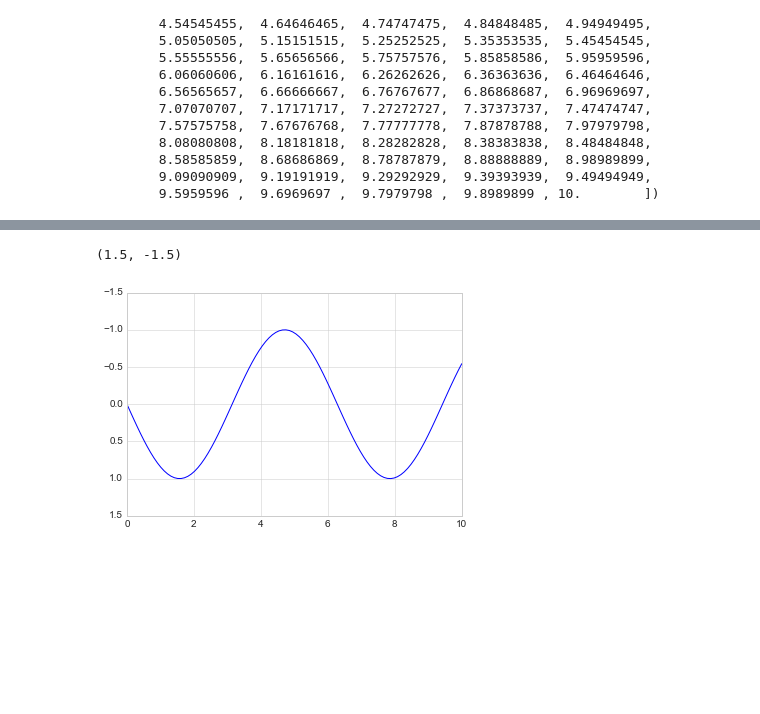
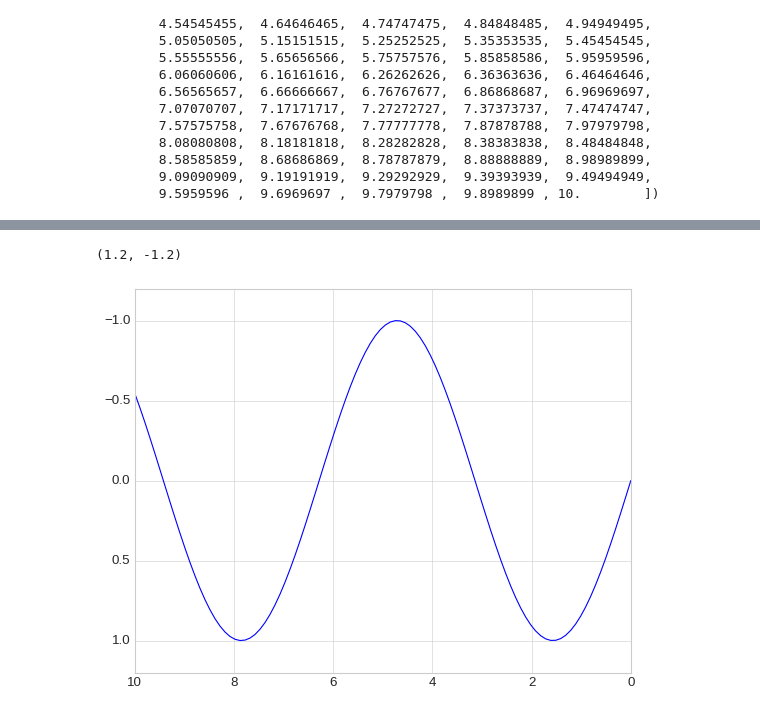
Before and after one commit to NamHoKi/MS-AI-School, a Jupyter notebook: 002_PythonPackage/matplotlib.ipynb, the cells around one changed output, grey strips where cells are left out. Drawn from its saved outputs; the diff is of its cells as text; code cells hidden in the pictures; blank space fills up the shorter version.

```diff
--- a/002_PythonPackage/matplotlib.ipynb
+++ b/002_PythonPackage/matplotlib.ipynb
@@ -135,10 +144,11 @@ plt.ylim(-1.5,1.5)
 # %%
 plt.plot(x, np.sin(x))
-plt.xlim(0,10)
-plt.ylim(1.5,-1.5)
+
+plt.xlim(10, 0)
+plt.ylim(1.2,-1.2)
 # %% [output]
-(1.5, -1.5)
+(1.2, -1.2)
-[figure, old version]
+[figure, new version]
 # %%
 plt.plot(x, np.sin(x))
 plt.axis([-1,11,-1.5,1.5])
```
Also changed, not shown: parts of 28 cells of this notebook, 2 other files.
